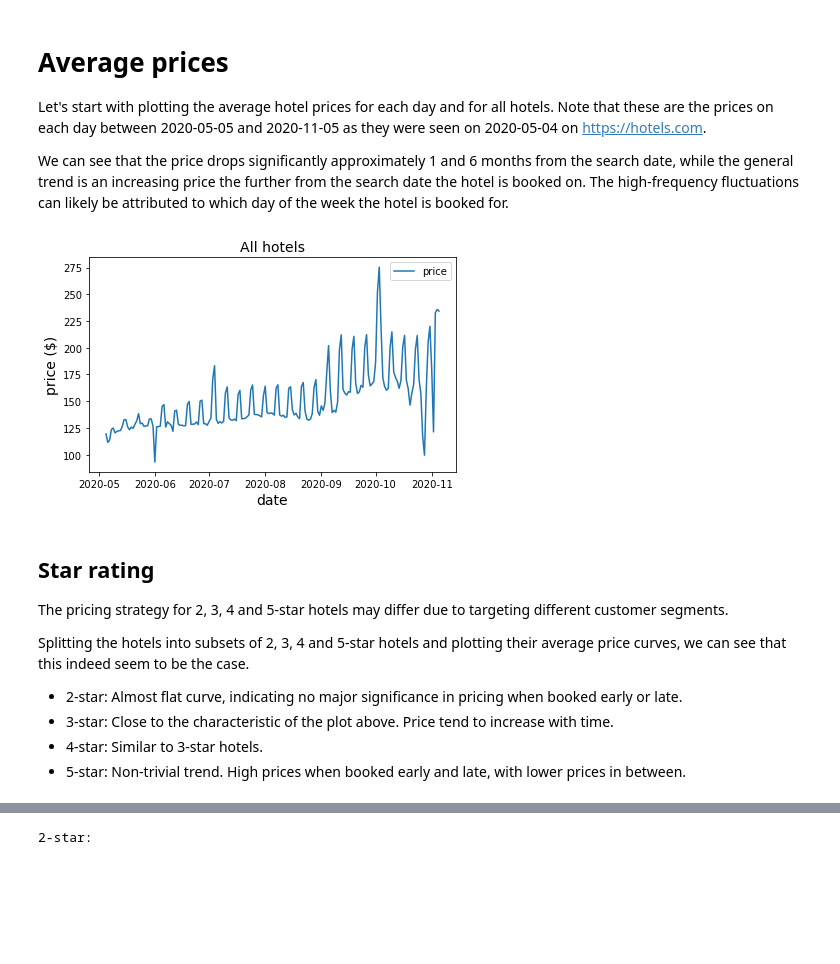
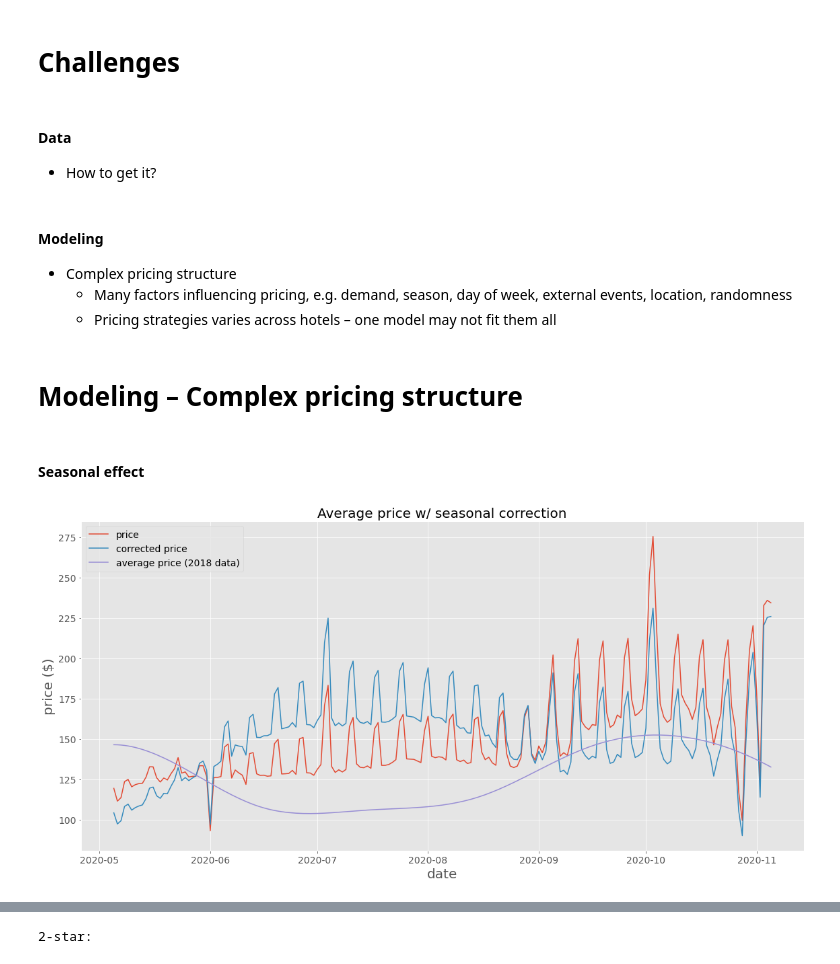
Before and after one commit to jcalven/tdi-presentation, a Jupyter notebook: index.ipynb, the cells around one changed output, grey strips where cells are left out. Saved outputs shown, nothing was run; the diff lists cells and outputs as text; code cells hidden in the pictures; blank space fills up the shorter version.

```diff
--- a/index.ipynb
+++ b/index.ipynb
@@ -23,3 +7,5 @@ import json
 import matplotlib.pyplot as plt
 import matplotlib.dates as mdates
 from IPython.core.display import display, HTML
+
+plt.style.use('ggplot')
@@ -251,6 +260,12 @@ memory usage: 2.7+ MB
-# %% [markdown]
-# Average prices
-
-Let's start with plotting the average hotel prices for each day and for all hotels. Note that these are the prices on each day between 2020-05-05 and 2020-11-05 as they were seen on 2020-05-04 on https://hotels.com.
-
-We can see that the price drops significantly approximately 1 and 6 months from the search date, while the general trend is an increasing price the further from the search date the hotel is booked on. The high-frequency fluctuations can likely be attributed to which day of the week the hotel is booked for.
+# %% [markdown]
+# Challenges
+# %% [markdown]
+#### Data
+- How to get it?
+# %% [markdown]
+#### Modeling
+- Complex pricing structure
+    - Many factors influencing pricing, e.g. demand, season, day of week, external events, location, randomness
+    - Pricing strategies varies across hotels – one model may not fit them all
+# %% [markdown]
+# Modeling – Complex pricing structure
@@ -257,29 +301,38 @@ We can see that the price drops significantly approximately 1 and 6 months from
 # %%
-plot_data = {}
+plot_data = []
 
 date_groups = df.groupby("checkin").mean().reset_index()
-x = date_groups["checkin"]
-y = date_groups["price"]
-plot_data[0] = {"x": x, "y": y,
-                "plot_options": {"label": "price"},
-                "ax_options": {"legend": True, "ylabel": "price ($)", "xlabel": "date", "title": "All hotels",
-                               "label_size": 14}
-               }
-gp = GridPlot(plot_data, (1,))
-gp.plot(figsize=(6, 4))
+x = (
+    date_groups["checkin"],
+    date_groups["checkin"],
+    index_prices["date"]
+)
+y = (
+    date_groups["price"],
+    date_groups["price"]*index_prices["price_corr_factor"],
+    index_prices["price"]
+)
+
+plot_data.append({
+    "x": x,
+    "y": y,
+    "plot_options": [
+        {"label": "price", "alpha": 1},
+        {"label": "corrected price", "alpha": 1},
+        {"label": "average price (2018 data)"},
+        ],
+    "ax_options": {"legend": True, "ylabel": "price ($)", "xlabel": "date",
+    "title": "Average price w/ seasonal correction"}
+    })
-# %% [output]
-[figure, removed]
-# %% [markdown]
-## Star rating
-
-The pricing strategy for 2, 3, 4 and 5-star hotels may differ due to targeting different customer segments.
-
-Splitting the hotels into subsets of 2, 3, 4 and 5-star hotels and plotting their average price curves, we can see that this indeed seem to be the case.
-
-- 2-star: Almost flat curve, indicating no major significance in pricing when booked early or late.
-- 3-star: Close to the characteristic of the plot above. Price tend to increase with time.
-- 4-star: Similar to 3-star hotels.
-- 5-star: Non-trivial trend. High prices when booked early and late, with lower prices in between.
+# %% [markdown]
+#### Seasonal effect
+# %%
+gp = GridPlot(plot_data, (1,1))
+gp.plot(figsize=(16,8))
+
+#plot_weekdays()
+# %% [output]
+[figure, added]
 # %%
 # Split hotels into 2, 3, 4 and 5-star categories
 df_2star = df.loc[(df.star_rating >= 2) & (df.star_rating <= 2.5)]
```
Also changed, not shown: parts of 43 cells of this notebook, 1 other file.
